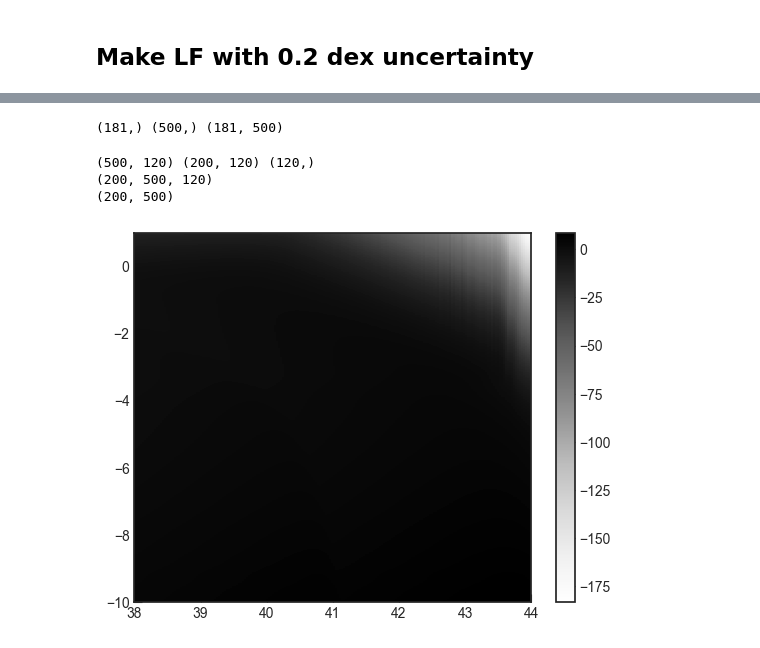
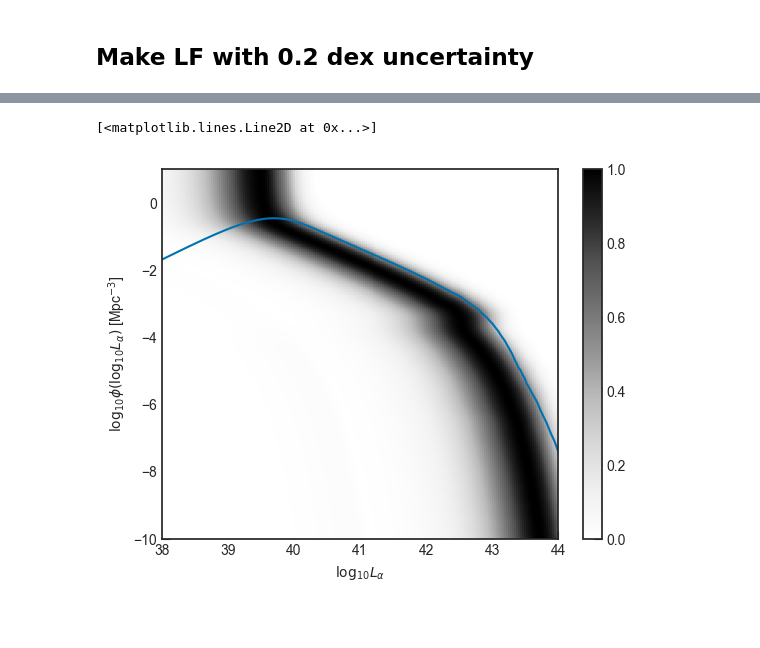
Before and after one commit to amora250/SAO-REU2020, a Jupyter notebook: CODE/test_model_uncertainty.ipynb, the cells around one changed output, grey strips where cells are left out. Saved outputs shown, nothing was run; the diff lists cells and outputs as text; code cells hidden in the pictures; blank space fills up the shorter version.

```diff
--- a/CODE/test_model_uncertainty.ipynb
+++ b/CODE/test_model_uncertainty.ipynb
@@ -28,3 +30,4 @@ model_dir = os.environ['LYA_DATA_DIR']+'data/models/'
 UVLF_dir  = model_dir+'MTT15_UVLF/LF_pred/'
 
 LF_tab = LF.load_uvf_pandas(UVLF_dir+'LF_pred_z6.8.txt')
+LF_tab = LF_tab[LF_tab.Muv < -11]
@@ -45,0 +115,18 @@ plt.ylim(1e-7, 1e-1)
+# %%
+# make a Lya LF with each UV LF
+log10_LF_samples = np.array([make_lya_LF(10**sample_UV_LF[i], new_pLya=pL_Lya) for i in range(N_sample)])
+plt.semilogy(LF.log10_lg, log10_LF_samples.T, alpha=0.1, c='k')
+
+# Calculate standard deviation of the Lya LF
+std_Lya = np.std(log10_LF_samples, axis=0)
+
+# Make the 'normal' Lya LF from the median UV LF
+log10_LF = make_lya_LF(LF_tab['ndens'], new_pLya=pL_Lya)
+plt.semilogy(LF.log10_lg, log10_LF, label='median LF')
+
+plt.legend()
+plt.xlim(41, 44)
+# plt.ylim(-6, -1)
+
+plt.xlabel(r'$\log_{10} L_\alpha$')
+plt.ylabel(r'$\phi(\log_{10} L_\alpha)$ [Mpc$^{-3}$]')
@@ -83,46 +175,32 @@ plt.colorbar(label=r'$p(L_\alpha | M_\mathrm{UV})$')
-# %%
-print(LF_tab['Muv'].shape, ndens_grid.shape, p_ndens.shape)
-# %% [output]
-(181,) (500,) (181, 500)
 # %%
-def make_lya_LF(p_ndens, new_pLya, F=1., plot=False, log=True):
-
-#     #Calling UV, EW, Konno files to obtain z and xHI values
-#     LFz_file = sorted(insensitive_glob(LFz_dir+ f'LF_pred_z{zval_test}.txt'))[0]
-
-#     # Make p(L_Lya | Muv)
-#     Muv_grid, new_pLya = make_pL_Lya(zval_test, xHI_test)
-
-#     #Load in z value file
-#     LF_tab = load_uvf_pandas(LFz_file)
-
+def make_lya_LF_2D(p_ndens, new_pLya, F=1., plot=False, log=True):
+    """
+    """
 
     #Interpolating UV LF Muv and ndens values into a 2d array
     LF_interp = interpolate.interp2d(LF_tab['Muv'], ndens_grid, p_ndens.T) #old values
     new_ndens = LF_interp(Muv_grid, ndens_grid)
 
-    print(new_ndens.shape, new_pLya.shape, Muv_grid.shape)
     #Product of UVLF ndens values * pLya in new luminosity grid
     product_LF = new_ndens * new_pLya[:,None]
-
-    print(product_LF.shape)
 
     #Integral of this product = Lya LF (missing fudge factor corrections)
     lya_LF =np.trapz(product_LF, x = Muv_grid)
 
-    print(lya_LF.shape)
-
     #Log10 of Lya LF is lya_LF value * Jacobian - partial L / partial log10(L)
     log10_LF = lya_LF*np.log(10)*LF.lum_grid[:,None]
 
-    plt.pcolor(LF.log10_lg, np.log10(ndens_grid), np.log10(log10_LF.T))
+    plt.pcolor(LF.log10_lg, np.log10(ndens_grid), (log10_LF/np.max(log10_LF, axis=0)).T)
     plt.colorbar()
+
+    plt.xlabel(r'$\log_{10} L_\alpha$')
+    plt.ylabel(r'$\log_{10} \phi(\log_{10} L_\alpha)$ [Mpc$^{-3}$]')
 
     return log10_LF
 
-log10_LF = make_lya_LF(p_ndens=p_ndens, new_pLya=pL_Lya)
+log10_LF = make_lya_LF_2D(p_ndens=p_ndens, new_pLya=pL_Lya)
+log10_LF = make_lya_LF(LF_tab['ndens'], new_pLya=pL_Lya)
+plt.plot(LF.log10_lg, np.log10(log10_LF), label='median LF')
 # %% [output]
-(500, 120) (200, 120) (120,)
-(200, 500, 120)
-(200, 500)
+[<matplotlib.lines.Line2D at 0x...>]
-[figure, old version]
+[figure, new version]
```
Also changed, not shown: parts of 15 cells of this notebook.
